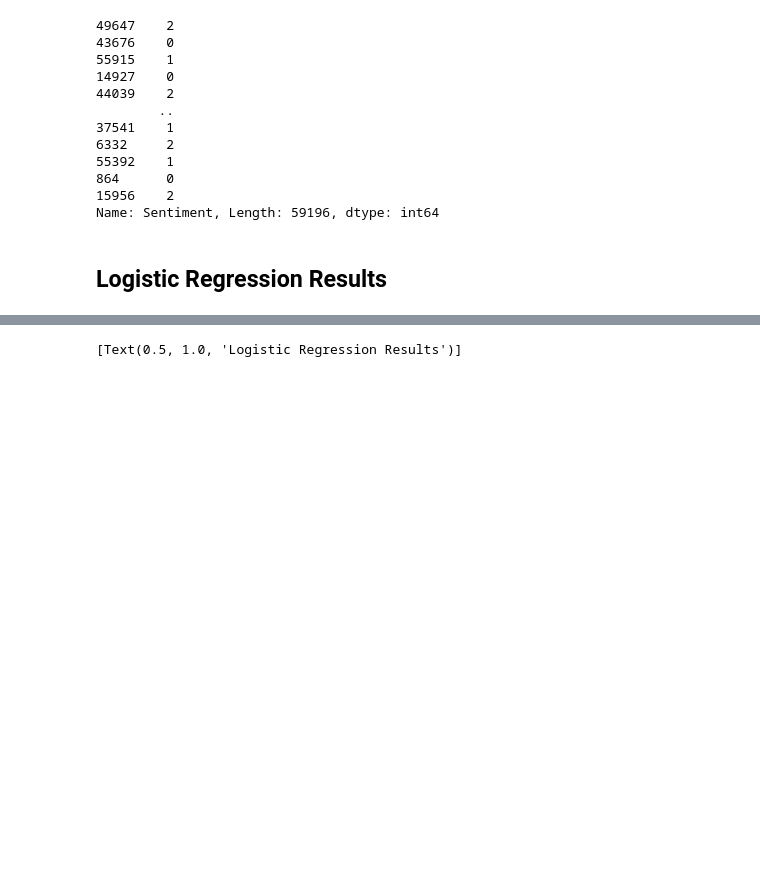
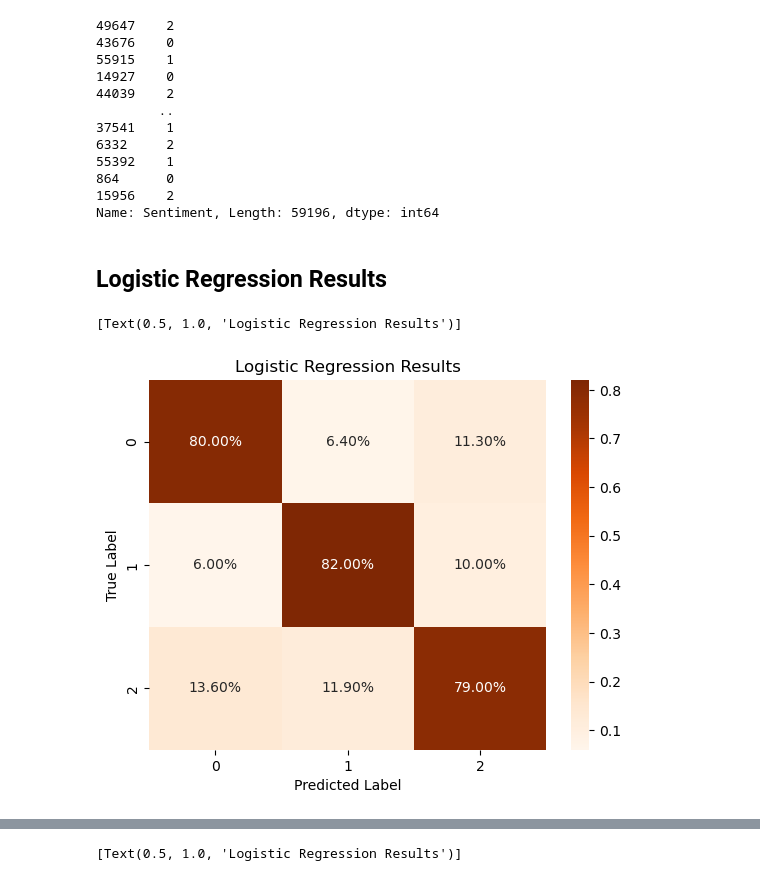
Before and after one commit to Brandon-Meyer0/VideogameTweets, a Jupyter notebook: EDA.ipynb, the cells around one changed output, grey strips where cells are left out. Saved outputs shown, nothing was run; the diff lists cells and outputs as text; code cells hidden in the pictures; blank space fills up the shorter version.

```diff
--- a/EDA.ipynb
+++ b/EDA.ipynb
@@ -555,3 +555,23 @@ cnf3=   [[0.75, 0.07 , 0.185],
  [ 0.055, 0.79 ,0.155],
  [ 0.08, 0.079 ,0.84]]
 #Overall Results accuracy is 80%
+
+cnf5=   [[3089, 270 , 760],
+ [ 243, 3459 , 678],
+ [ 523, 502 , 5276]]
+#Overall Results accuracy is 80%
+
+cnf6= [[0.8, 0.064 , 0.113],
+ [ 0.06, 0.82 , 0.1],
+ [ 0.136, 0.119 , 0.79]]
+# %%
+import seaborn as sns
+import numpy as np
+c= sns.heatmap(cnf6, annot=True,
+            fmt='0.2%', cmap='Oranges')
+c.set_xlabel('Predicted Label', fontsize=10)
+c.set_ylabel('True Label', fontsize=10)
+c.set(title='Logistic Regression Results')
+# %% [output]
+[Text(0.5, 1.0, 'Logistic Regression Results')]
+[figure, added]
```
Also changed, not shown: parts of 5 cells of this notebook.
